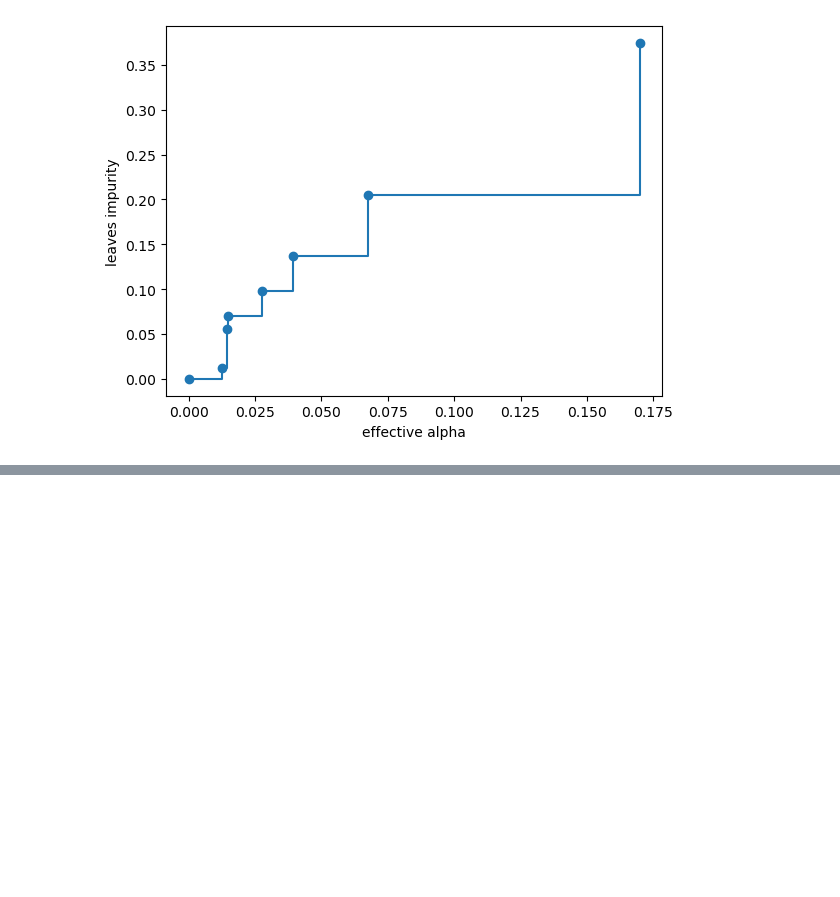
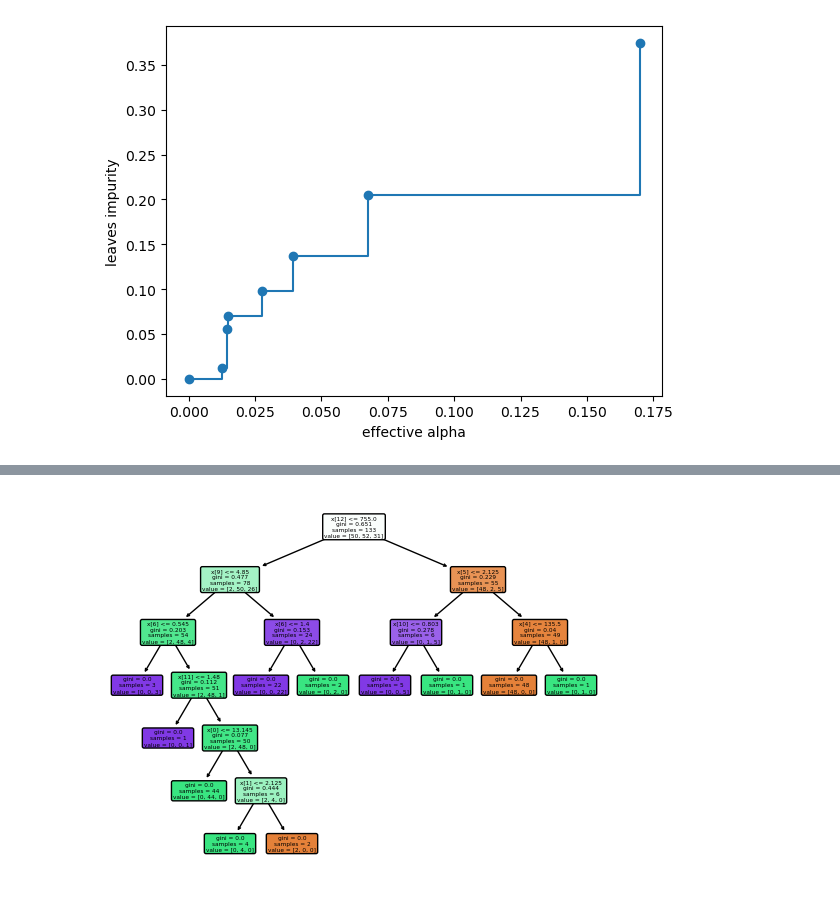
Before and after one commit to masoudinejad/dt_pruning, a Jupyter notebook: ccp.ipynb, the cells around one changed output, grey strips where cells are left out. Saved outputs shown, nothing was run; the diff lists cells and outputs as text; code cells hidden in the pictures; blank space fills up the shorter version.

```diff
--- a/ccp.ipynb
+++ b/ccp.ipynb
@@ -30,0 +61,4 @@ _=ax.set_ylabel("leaves impurity")
+# %%
+_ = tree.plot_tree(clfs[0], filled=True, rounded=True)
+# %% [output]
+[figure, added]
```
Also changed, not shown: parts of 7 cells of this notebook.
